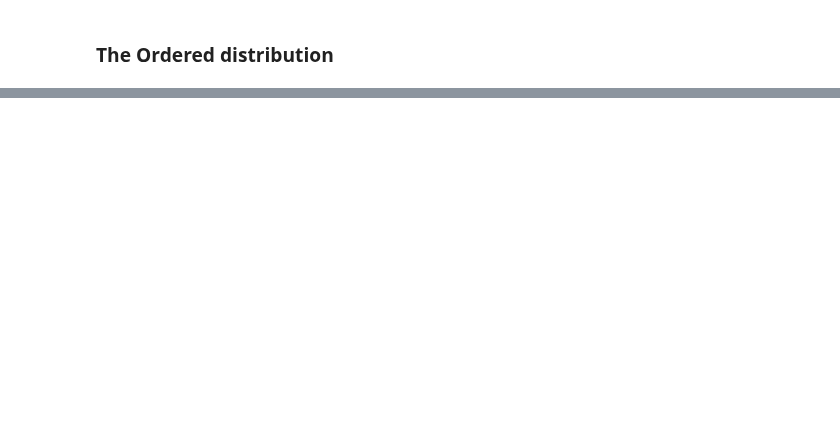
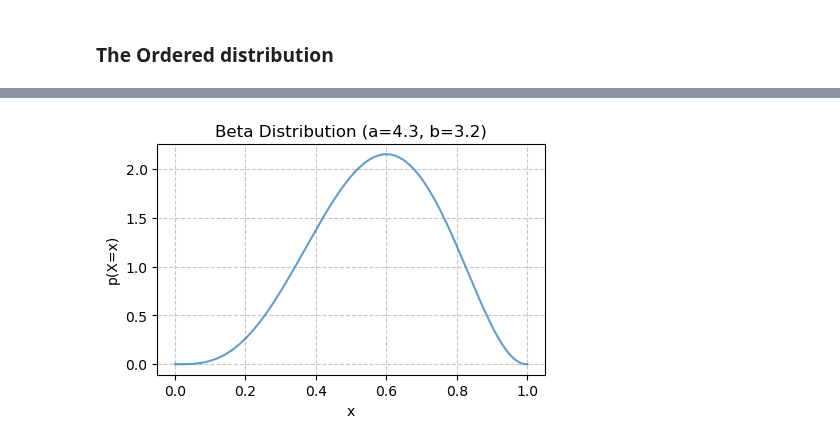
Before and after one commit to elizavetasemenova/prob-epi, a Jupyter notebook: 04_probability_distributions.ipynb, the cells around one changed output, grey strips where cells are left out. Saved outputs shown, nothing was run; the diff lists cells and outputs as text; code cells hidden in the pictures; blank space fills up the shorter version.

```diff
--- a/04_probability_distributions.ipynb
+++ b/04_probability_distributions.ipynb
@@ -299,0 +370,26 @@ binomial_vis(rng, p=0.2, n=100, x_ticks=False)
+# %%
+def beta_vis(a, b, x_ticks=True):
+
+    beta = dist.Beta(a, b)
+
+    x_values = jnp.linspace(0, 1, 1000)
+
+    pmf_values = jnp.exp(beta.log_prob(x_values))
+
+    # Create a bar plot (PMF plot)
+    fig = plt.figure(dpi=100, figsize=(5, 3))
+    plt.plot(x_values, pmf_values, alpha=0.7)
+    plt.xlabel('x')
+    plt.ylabel('p(X=x)')
+    plt.title(f'Beta Distribution (a={a}, b={b})')
+    if x_ticks:
+        plt.xticks(x_values)
+    plt.grid(axis='y', linestyle='--', alpha=0.7)
+    plt.grid(axis='x', linestyle='--', alpha=0.7)
+    #plt.grid(0.3)
+
+    plt.show()
+
+beta_vis(a=4.3, b=3.2, x_ticks=False)
+# %% [output]
+[figure, added]
```
Also changed, not shown: parts of 36 cells of this notebook.
